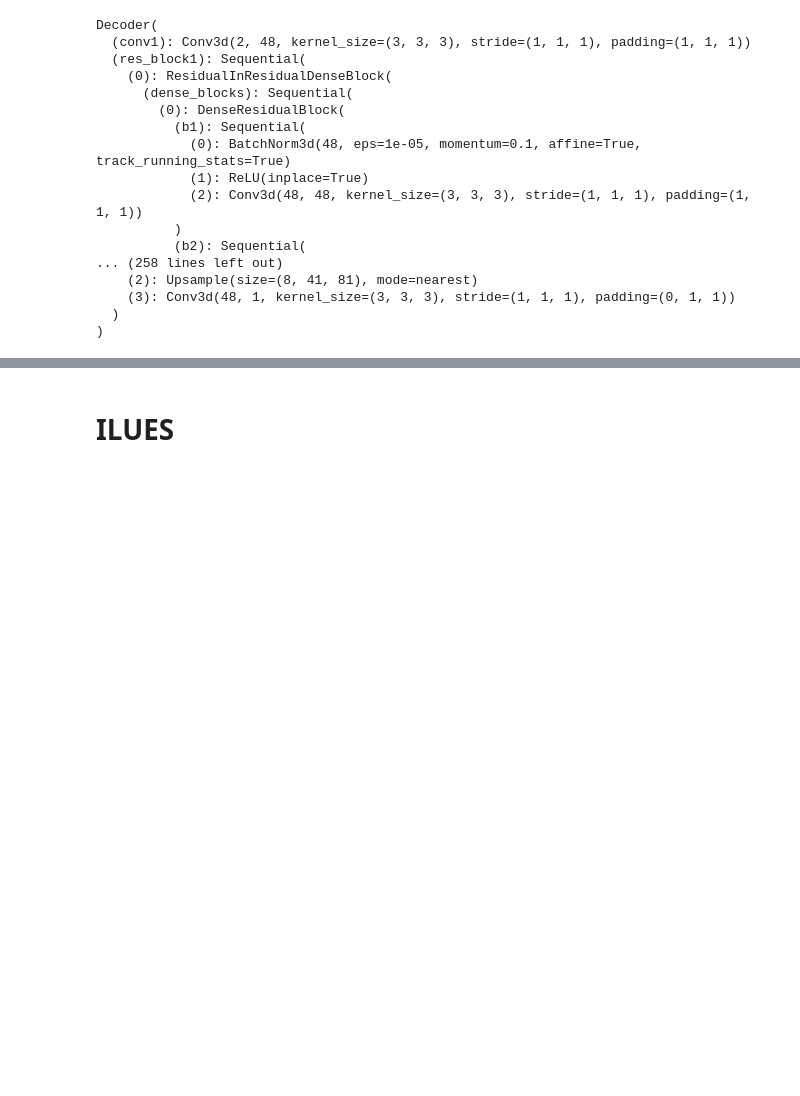
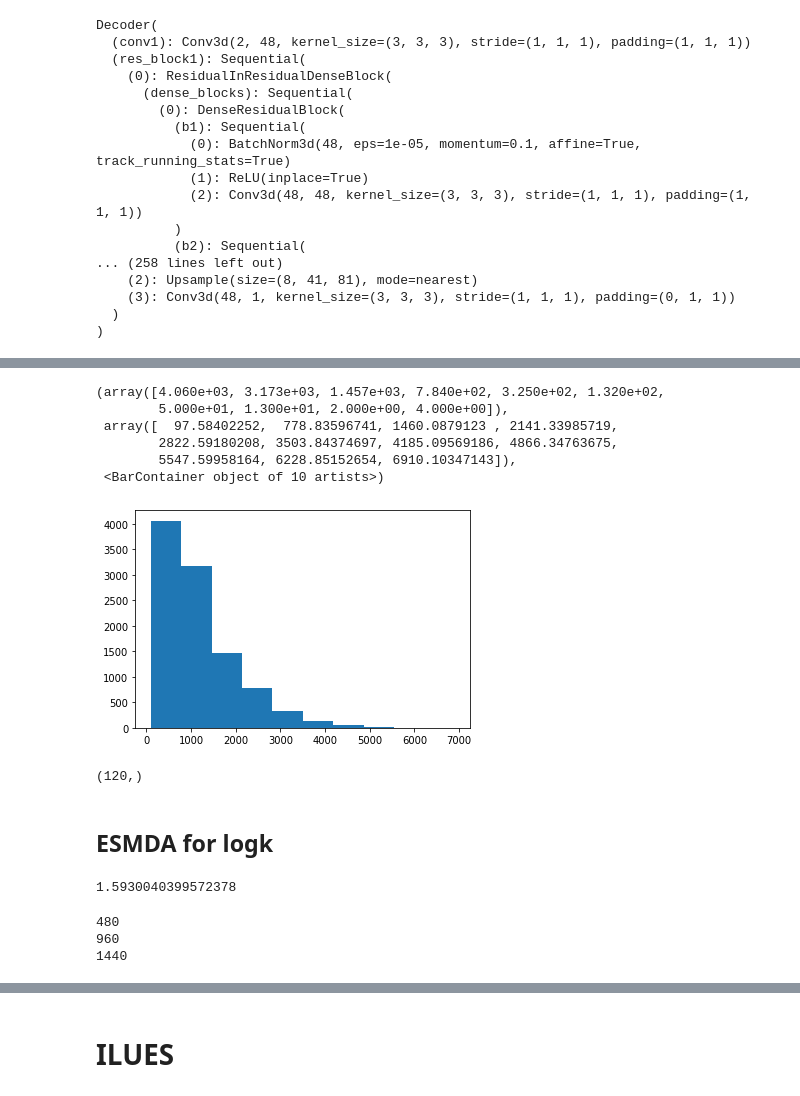
Before and after one commit to ZitongZhou/react_inverse, a Jupyter notebook: ILUES_surrogate.ipynb, the cells around one changed output, grey strips where cells are left out. Saved outputs shown, nothing was run; the diff lists cells and outputs as text; code cells hidden in the pictures; blank space fills up the shorter version.

```diff
--- a/ILUES_surrogate.ipynb
+++ b/ILUES_surrogate.ipynb
@@ -744,0 +1348,12 @@ Loaded pre-trained model: /content/drive/MyDrive/react_inverse/Bayesian_DenseED/
+# %%
+# for i in range(20):
+fig,ax = plt.subplots()
+ax.hist(ssm_loc)
+# %% [output]
+(array([4.060e+03, 3.173e+03, 1.457e+03, 7.840e+02, 3.250e+02, 1.320e+02,
+        5.000e+01, 1.300e+01, 2.000e+00, 4.000e+00]),
+ array([  97.58402252,  778.83596741, 1460.0879123 , 2141.33985719,
+        2822.59180208, 3503.84374697, 4185.09569186, 4866.34763675,
+        5547.59958164, 6228.85152654, 6910.10347143]),
+ <BarContainer object of 10 artists>)
+[figure, added]
@@ -744,0 +1469,4 @@ Loaded pre-trained model: /content/drive/MyDrive/react_inverse/Bayesian_DenseED/
+# %%
+meas_data_6.shape
+# %% [output]
+(120,)
@@ -744,0 +1477,7 @@ Loaded pre-trained model: /content/drive/MyDrive/react_inverse/Bayesian_DenseED/
+# %% [markdown]
+## ESMDA for logk
+# %%
+# real_latent_z
+mcmc_single(chain[-1,:], meas_data_6)
+# %% [output]
+1.5930040399572378
@@ -744,0 +1592,55 @@ Loaded pre-trained model: /content/drive/MyDrive/react_inverse/Bayesian_DenseED/
+# %%
+Na=20
+Alpha=np.array([Na for _ in range(Na)])
+#meas_data_6 #data
+Num_obs = 120
+meas_data_6 = meas_data_6.reshape((-1,1))
+#meas_sig #meas_sig
+meas_sig = np.ones(120)*0.01
+R=np.diag(meas_sig)
+ns = 924
+ens_choices = [480, 960, 1440]
+error = np.zeros((len(ens_choices), Na+1))
+for i, Num_ens in enumerate(ens_choices):
+    print(Num_ens)
+    s=np.zeros((Num_ens,ns,Na+1))
+    KS_ini = np.random.randn(Num_ens,ns)
+    s[:,:,0]=KS_ini
+    n_k = 24
+    for t in range(len(Alpha)):
+        sim_obs = np.zeros((Num_ens,Num_obs))
+        for j in range(Num_ens//n_k):
+            sim_obs[j*n_k:(j+1)*n_k,] = forward_batch(s[j*n_k:(j+1)*n_k,:,t]) # shape of sim_obs (Num_ens,Num_obs)
+        # print('RMSE ite_'+str(t)+ ' : ', np.sqrt(np.mean((np.mean(sim_obs,axis=0)-meas_data_6.flatten())**2))) # not the exact RMSE definition
+        error[i, t] = np.sqrt(np.mean((np.mean(sim_obs,axis=0)-meas_data_6.flatten())**2))
+        s[:,:,t+1] = ES_MDA(Num_ens, s[:,:,t], meas_data_6, sim_obs, Alpha[t], R, [], 2)
+        s_tem=s[:,:,t+1]
+        # savemat('./s_tem' + str(t+1) + '.mat', {'s_tem':s_tem}) # save s for each step
+    for j in range(Num_ens//n_k):
+        sim_obs[j*n_k:(j+1)*n_k,] = forward_batch(s[j*n_k:(j+1)*n_k,:,-1]) # shape of sim_obs (Num_ens,Num_obs)
+    # print('RMSE ite_', len(Alpha), ' : ', np.sqrt(np.mean((np.mean(sim_obs,axis=0)-meas_data_6.flatten())**2)))
+    error[i, -1] = np.sqrt(np.mean((np.mean(sim_obs,axis=0)-meas_data_6.flatten())**2))
+    # ##start from the best of the previous ensemble again, perturbe the ensemble with 0.1 random error.
+    # error = np.sum((sim_obs-meas_data_6.flatten())**2, axis=1)
+    # best_ind = error.argmin()
+    # KS_ini = np.repeat(s[best_ind,:,-1].reshape((1,-1)), Num_ens, axis=0) + np.random.randn(Num_ens,ns)
+    # s=np.zeros((Num_ens,ns,Na+1))
+    # s[:,:,0]=KS_ini
+    # n_k = 24
+    # for t in range(len(Alpha)):
+    #     sim_obs = np.zeros((Num_ens,Num_obs))
+    #     for j in range(Num_ens//n_k):
+    #         sim_obs[j*n_k:(j+1)*n_k,] = forward_batch(s[j*n_k:(j+1)*n_k,:,t]) # shape of sim_obs (Num_ens,Num_obs)
+    #     print('RMSE ite_'+str(t)+ ' : ', np.sqrt(np.mean((np.mean(sim_obs,axis=0)-meas_data_6.flatten())**2))) # not the exact RMSE definition
+    #     s[:,:,t+1] = ES_MDA(Num_ens, s[:,:,t], meas_data_6, sim_obs, Alpha[t], R, [], 2)
+    #     s_tem=s[:,:,t+1]
+    #     # savemat('./s_tem' + str(t+1) + '.mat', {'s_tem':s_tem}) # save s for each step
+    # for j in range(Num_ens//n_k):
+    #     sim_obs[j*n_k:(j+1)*n_k,] = forward_batch(s[j*n_k:(j+1)*n_k,:,-1]) # shape of sim_obs (Num_ens,Num_obs)
+    # print('RMSE ite_', len(Alpha), ' : ', np.sqrt(np.mean((np.mean(sim_obs,axis=0)-meas_data_6.flatten())**2)))
+
+# savemat('results_esmda.mat',{'s':s})
+# %% [output]
+480
+960
+1440
```
Also changed, not shown: parts of 146 cells of this notebook.
